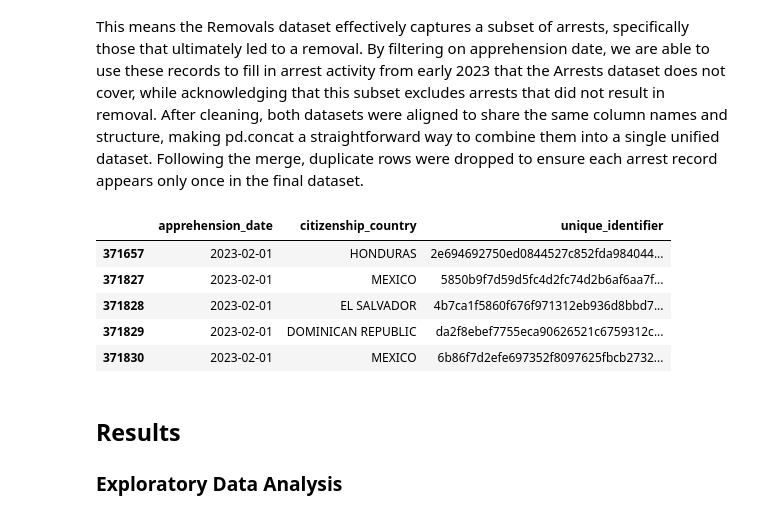
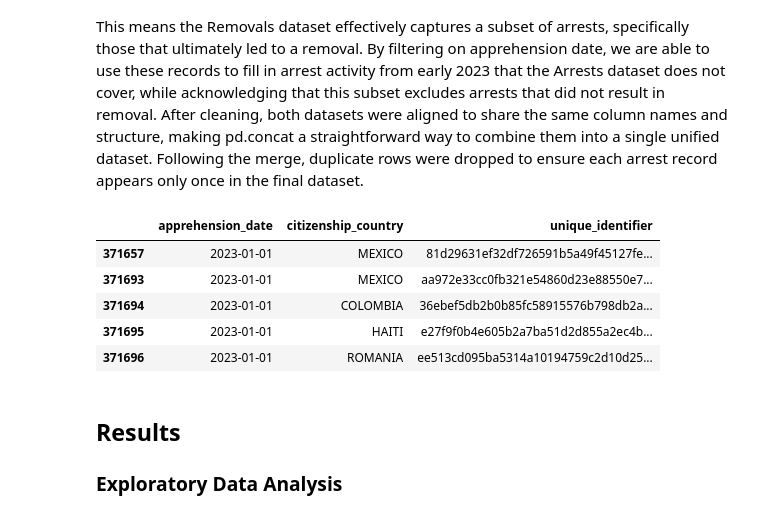
Before and after one commit to COGS108/Group109_WI26, a Jupyter notebook: 02-EDACheckpoint.ipynb, the cells around one changed output. Saved outputs shown, nothing was run; the diff lists cells and outputs as text; code cells hidden in the pictures.

```diff
--- a/02-EDACheckpoint.ipynb
+++ b/02-EDACheckpoint.ipynb
@@ -352,17 +352,17 @@ ice_removals_2011_2023_clean.head()
 ### Joining Datasets
 As noted earlier, the ICE 2023–2025 Arrests Dataset only covers September 2023 through October 2025, meaning arrests before that window are not captured. To ensure a more complete picture, we supplemented it with records from the ICE 2011–2023 Removals Dataset, filtering to only include entries after January 1, 2023 to avoid overlap. Although the Removals dataset primarily tracks deportation outcomes rather than arrests, it contains an apprehension date field, the same key variable used in the Arrests dataset. This means the Removals dataset effectively captures a subset of arrests, specifically those that ultimately led to a removal. By filtering on apprehension date, we are able to use these records to fill in arrest activity from early 2023 that the Arrests dataset does not cover, while acknowledging that this subset excludes arrests that did not result in removal. After cleaning, both datasets were aligned to share the same column names and structure, making pd.concat a straightforward way to combine them into a single unified dataset. Following the merge, duplicate rows were dropped to ensure each arrest record appears only once in the final dataset.
 # %%
-ice_removals_2023 = ice_removals_2011_2023_clean[ice_removals_2011_2023_clean['apprehension_date']>='2023-02-01']
+ice_removals_2023 = ice_removals_2011_2023_clean[ice_removals_2011_2023_clean['apprehension_date']>='2023-01-01']
 ice_2023_2025 =pd.concat([ice_arrests_2023_2025_clean, ice_removals_2023], ignore_index=True)
 ice_2023_2025 = ice_2023_2025.drop_duplicates()
 ice_2023_2025.sort_values(by='apprehension_date').head()
 # %% [output]
 |  | apprehension_date | citizenship_country | unique_identifier |
-| 371657 | 2023-02-01 | HONDURAS | 2e694692750ed0844527c852fda984044... |
-| 371827 | 2023-02-01 | MEXICO | 5850b9f7d59d5fc4d2fc74d2b6af6aa7f... |
-| 371828 | 2023-02-01 | EL SALVADOR | 4b7ca1f5860f676f971312eb936d8bbd7... |
-| 371829 | 2023-02-01 | DOMINICAN REPUBLIC | da2f8ebef7755eca90626521c6759312c... |
-| 371830 | 2023-02-01 | MEXICO | 6b86f7d2efe697352f8097625fbcb2732... |
+| 371657 | 2023-01-01 | MEXICO | 81d29631ef32df726591b5a49f45127fe... |
+| 371693 | 2023-01-01 | MEXICO | aa972e33cc0fb321e54860d23e88550e7... |
+| 371694 | 2023-01-01 | COLOMBIA | 36ebef5db2b0b85fc58915576b798db2a... |
+| 371695 | 2023-01-01 | HAITI | e27f9f0b4e605b2a7ba51d2d855a2ec4b... |
+| 371696 | 2023-01-01 | ROMANIA | ee513cd095ba5314a10194759c2d10d25... |
 # %% [markdown]
 ## Results
 
```
Also changed, not shown: parts of 3 cells of this notebook, 4 other files.
